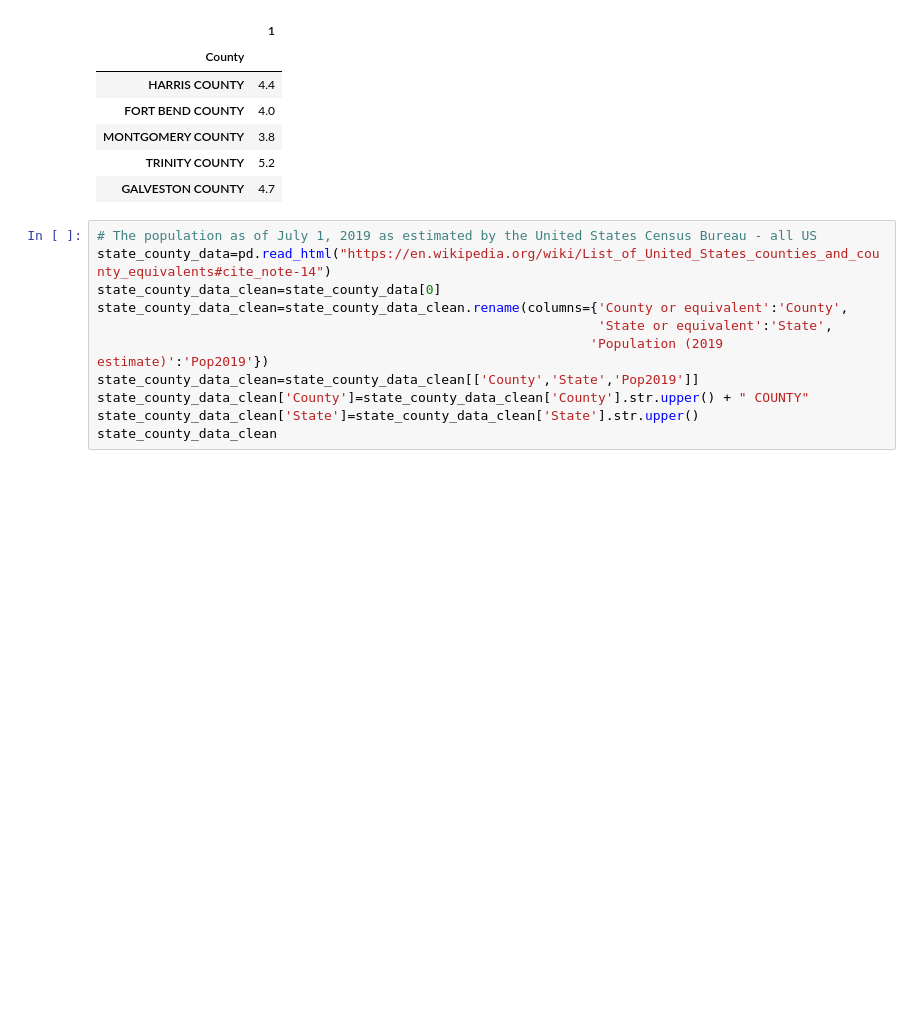
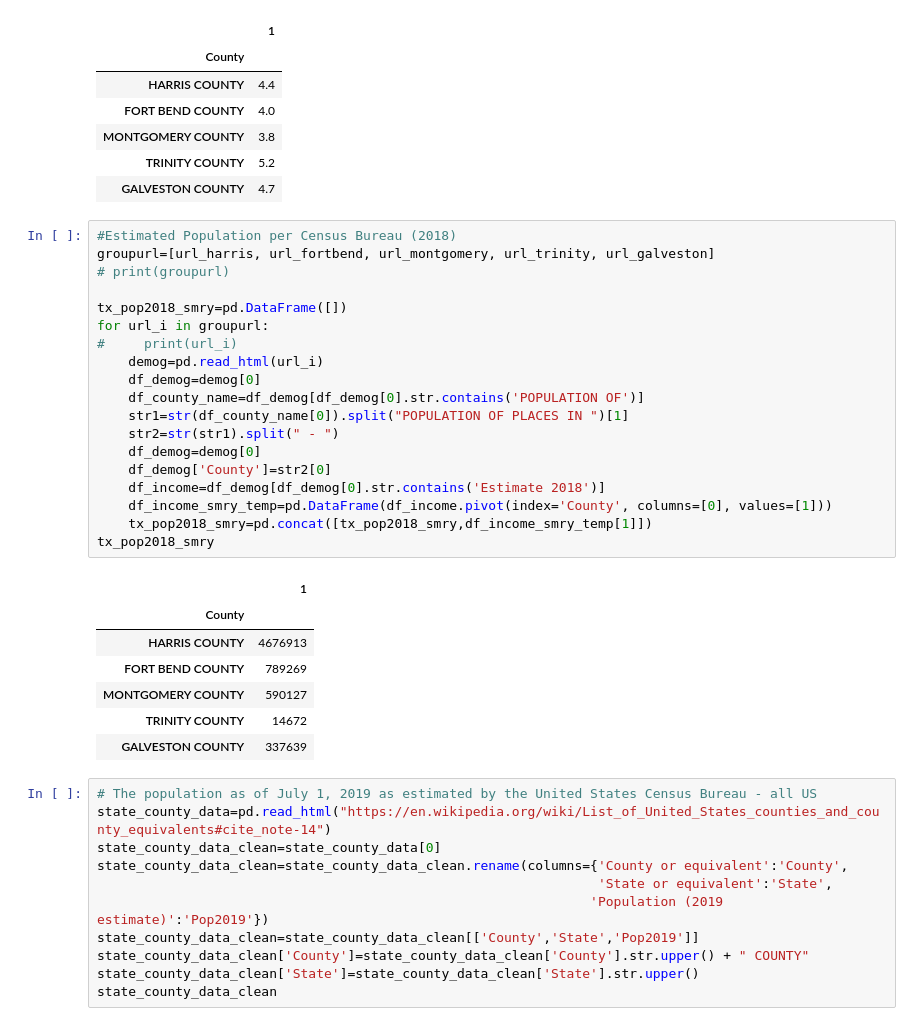
Before and after one commit to i-am-phoenix/Demo, a Jupyter notebook: Brainstorm_Rural Counties.ipynb, the cells around one changed output. Drawn from its saved outputs; the diff is of its cells as text; blank space fills up the shorter version.

Commit message:
added 2018 estimated pop

```diff
--- a/Brainstorm_Rural Counties.ipynb
+++ b/Brainstorm_Rural Counties.ipynb
@@ -170,6 +170,33 @@ df_unemploymt18_smry
 | MONTGOMERY COUNTY | 3.8 |
 | TRINITY COUNTY | 5.2 |
 | GALVESTON COUNTY | 4.7 |
+# %%
+#Estimated Population per Census Bureau (2018)
+groupurl=[url_harris, url_fortbend, url_montgomery, url_trinity, url_galveston]
+# print(groupurl)
+
+tx_pop2018_smry=pd.DataFrame([])
+for url_i in groupurl:
+#     print(url_i)
+    demog=pd.read_html(url_i)
+    df_demog=demog[0]
+    df_county_name=df_demog[df_demog[0].str.contains('POPULATION OF')]
+    str1=str(df_county_name[0]).split("POPULATION OF PLACES IN ")[1]
+    str2=str(str1).split(" - ")
+    df_demog=demog[0]
+    df_demog['County']=str2[0]
+    df_income=df_demog[df_demog[0].str.contains('Estimate 2018')]
+    df_income_smry_temp=pd.DataFrame(df_income.pivot(index='County', columns=[0], values=[1]))
+    tx_pop2018_smry=pd.concat([tx_pop2018_smry,df_income_smry_temp[1]])
+tx_pop2018_smry
+# %% [output]
+|  | 1 |
+| County |  |
+| HARRIS COUNTY | 4676913 |
+| FORT BEND COUNTY | 789269 |
+| MONTGOMERY COUNTY | 590127 |
+| TRINITY COUNTY | 14672 |
+| GALVESTON COUNTY | 337639 |
 # %%
 # The population as of July 1, 2019 as estimated by the United States Census Bureau - all US
 state_county_data=pd.read_html("https://en.wikipedia.org/wiki/List_of_United_States_counties_and_county_equivalents#cite_note-14")
```
